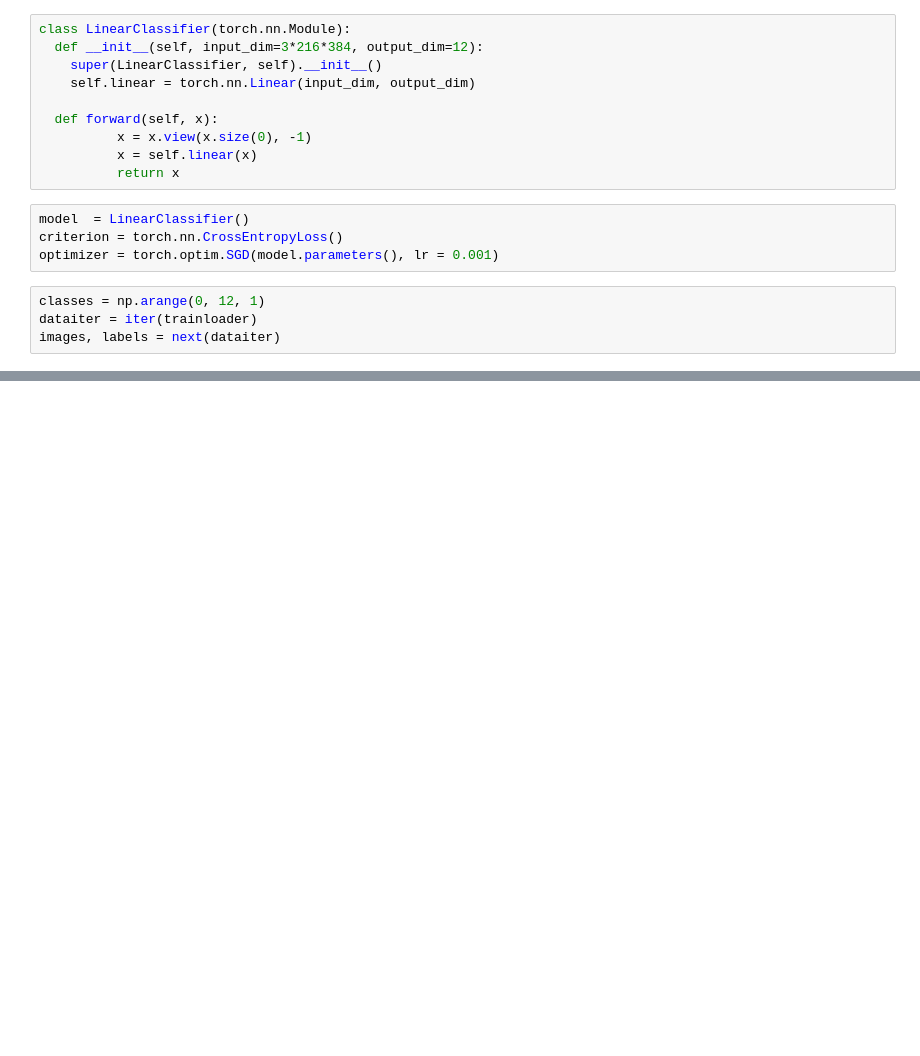
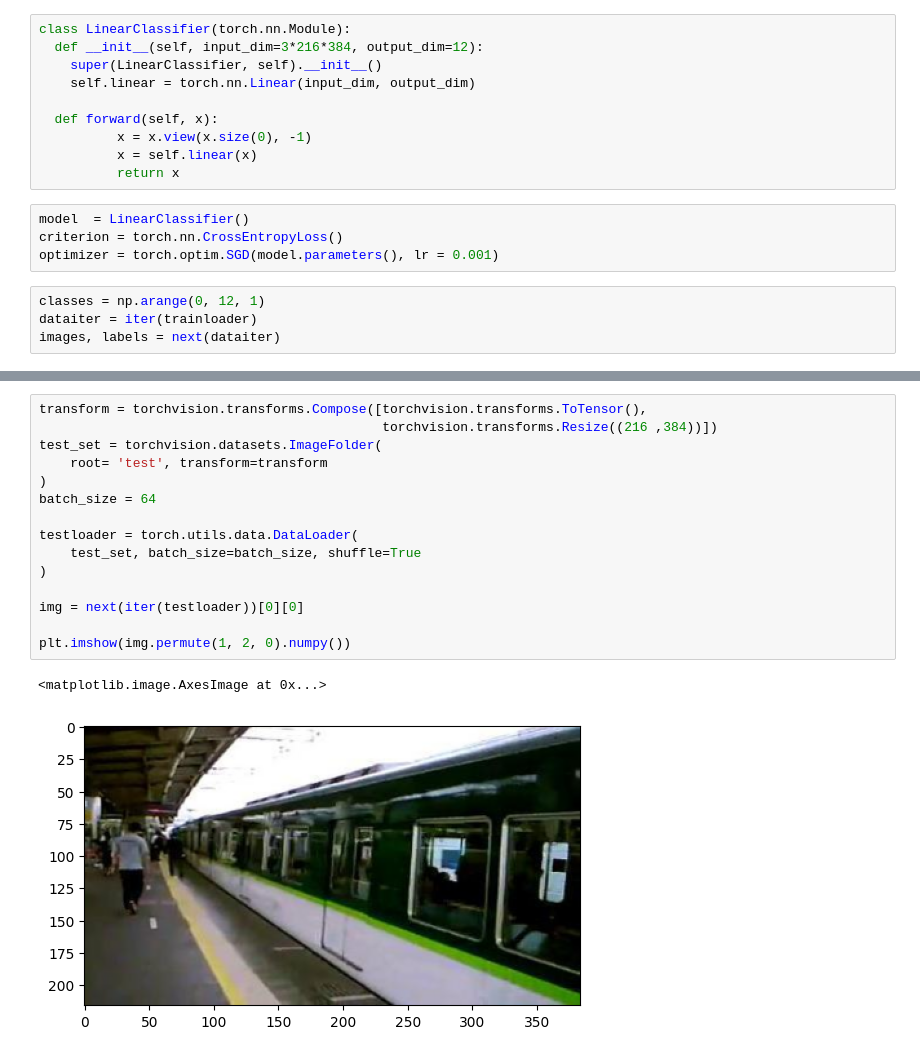
Before and after one commit to Stenaxo/RL_online_transfer, a Jupyter notebook: classification_linéaire.ipynb, the cells around one changed output, grey strips where cells are left out. Saved outputs shown, nothing was run; the diff lists cells and outputs as text; blank space fills up the shorter version.

```diff
--- a/classification_linéaire.ipynb
+++ b/classification_linéaire.ipynb
@@ -90,0 +114,18 @@ for epoch in range(12):
+# %%
+transform = torchvision.transforms.Compose([torchvision.transforms.ToTensor(),
+                                            torchvision.transforms.Resize((216 ,384))])
+test_set = torchvision.datasets.ImageFolder(
+    root= 'test', transform=transform
+)
+batch_size = 64
+
+testloader = torch.utils.data.DataLoader(
+    test_set, batch_size=batch_size, shuffle=True
+)
+
+img = next(iter(testloader))[0][0]
+
+plt.imshow(img.permute(1, 2, 0).numpy())
+# %% [output]
+<matplotlib.image.AxesImage at 0x...>
+[figure, added]
```
Also changed, not shown: parts of 7 cells of this notebook, 1 other file.
